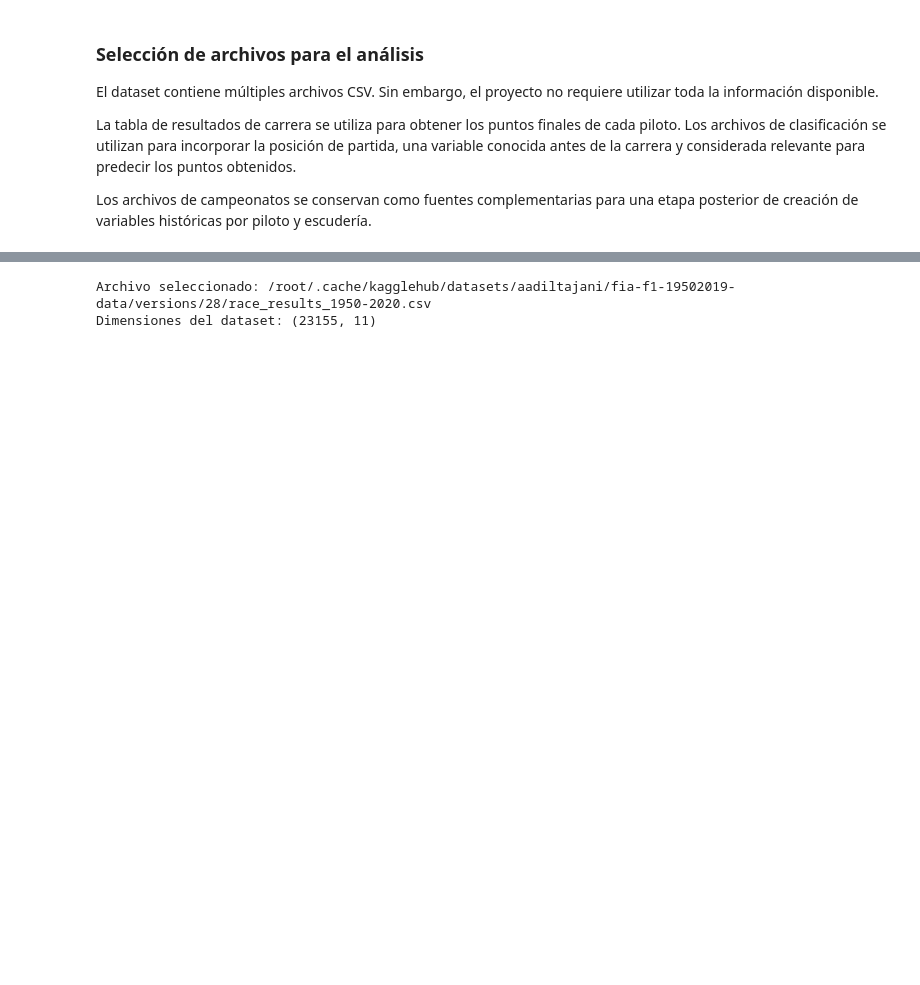
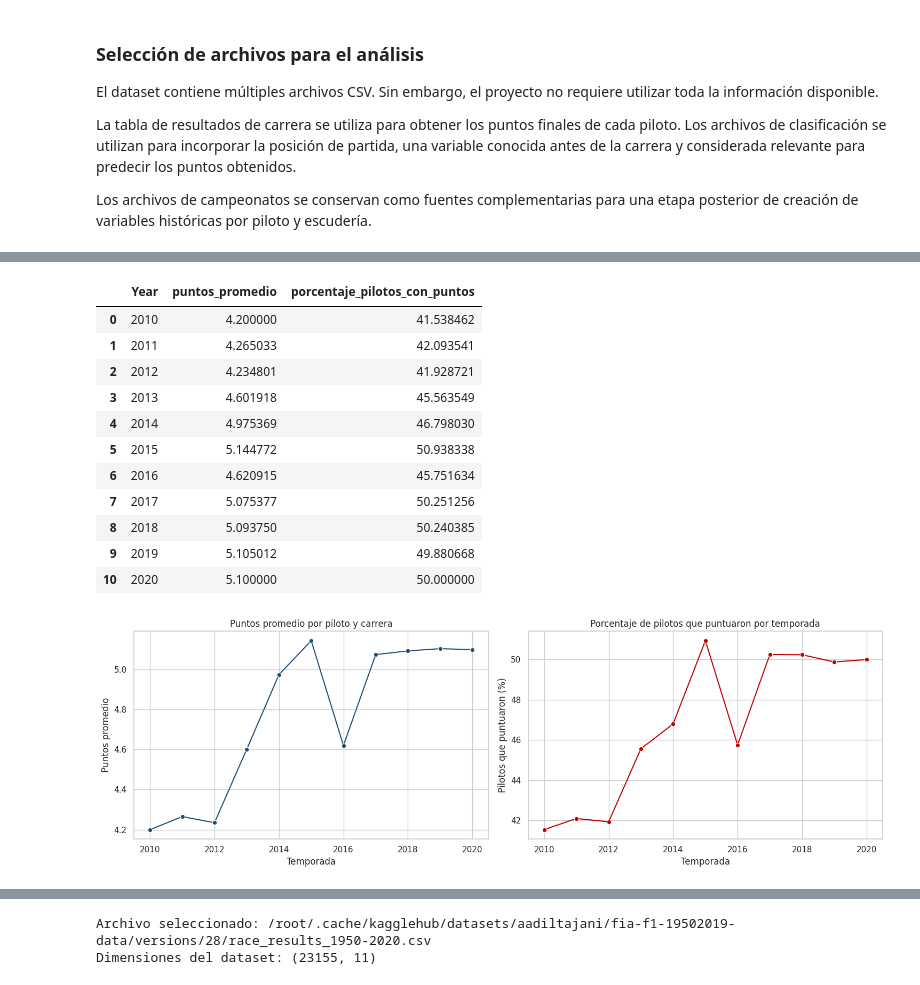
Before and after one commit to nathalia2000-web/DS-II-Pu-al, a Jupyter notebook: DS_II_+Puñal.ipynb, the cells around one changed output, grey strips where cells are left out. Saved outputs shown, nothing was run; the diff lists cells and outputs as text; code cells hidden in the pictures; blank space fills up the shorter version.

```diff
--- a/DS_II_+Puñal.ipynb
+++ b/DS_II_+Puñal.ipynb
@@ -237,0 +2094,60 @@ Importacion de datos
+# %%
+puntos_por_temporada = (
+    df_modelo_historico
+    .groupby("Year", as_index=False)
+    .agg(
+        puntos_promedio=("Points", "mean"),
+        porcentaje_pilotos_con_puntos=("Scored_Points", "mean")
+    )
+)
+
+puntos_por_temporada["porcentaje_pilotos_con_puntos"] = (
+    puntos_por_temporada["porcentaje_pilotos_con_puntos"] * 100
+)
+
+display(puntos_por_temporada)
+
+fig, axes = plt.subplots(1, 2, figsize=(15, 5))
+
+sns.lineplot(
+    data=puntos_por_temporada,
+    x="Year",
+    y="puntos_promedio",
+    marker="o",
+    color="#1F4E79",
+    ax=axes[0]
+)
+
+axes[0].set_title("Puntos promedio por piloto y carrera")
+axes[0].set_xlabel("Temporada")
+axes[0].set_ylabel("Puntos promedio")
+
+sns.lineplot(
+    data=puntos_por_temporada,
+    x="Year",
+    y="porcentaje_pilotos_con_puntos",
+    marker="o",
+    color="#C00000",
+    ax=axes[1]
+)
+
+axes[1].set_title("Porcentaje de pilotos que puntuaron por temporada")
+axes[1].set_xlabel("Temporada")
+axes[1].set_ylabel("Pilotos que puntuaron (%)")
+
+plt.tight_layout()
+plt.show()
+# %% [output]
+|  | Year | puntos_promedio | porcentaje_pilotos_con_puntos |
+| 0 | 2010 | 4.200000 | 41.538462 |
+| 1 | 2011 | 4.265033 | 42.093541 |
+| 2 | 2012 | 4.234801 | 41.928721 |
+| 3 | 2013 | 4.601918 | 45.563549 |
+| 4 | 2014 | 4.975369 | 46.798030 |
+| 5 | 2015 | 5.144772 | 50.938338 |
+| 6 | 2016 | 4.620915 | 45.751634 |
+| 7 | 2017 | 5.075377 | 50.251256 |
+| 8 | 2018 | 5.093750 | 50.240385 |
+| 9 | 2019 | 5.105012 | 49.880668 |
+| 10 | 2020 | 5.100000 | 50.000000 |
+[figure, added]
```
Also changed, not shown: parts of 59 cells of this notebook.
